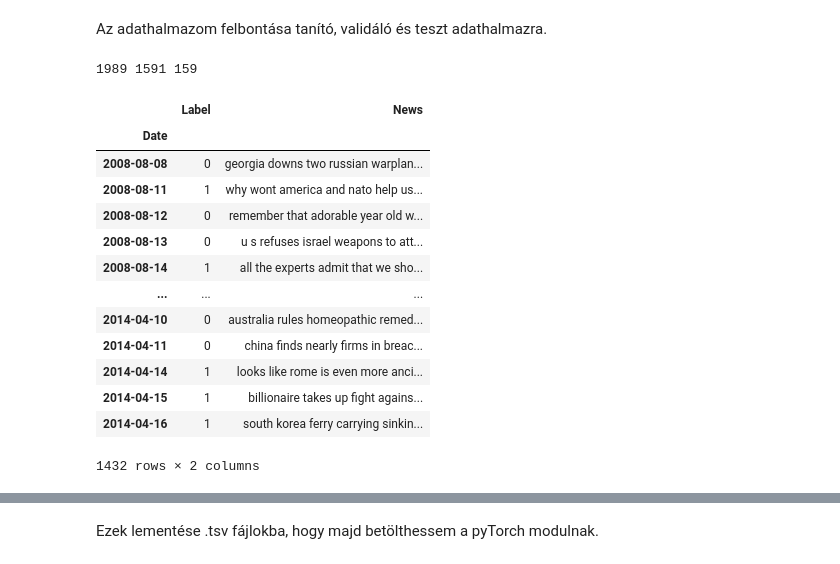
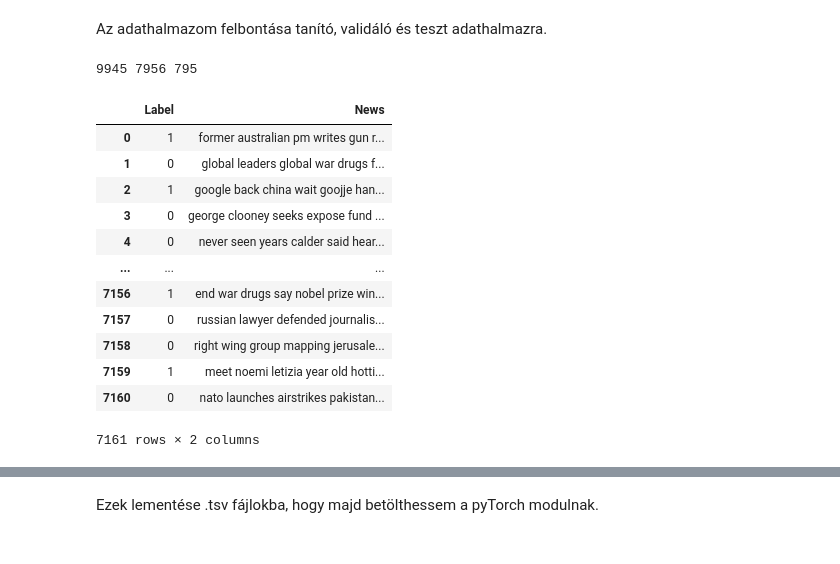
Before and after one commit to benceOlahEdu/StockMarketSentimentAnalysis, a Jupyter notebook: Baseline/Stock_news_feed_baseline.ipynb, the cells around one changed output, grey strips where cells are left out. Drawn from its saved outputs; the diff is of its cells as text; code cells hidden in the pictures.

```diff
--- a/Baseline/Stock_news_feed_baseline.ipynb
+++ b/Baseline/Stock_news_feed_baseline.ipynb
@@ -162,0 +187,20 @@ df_combined["News"][0]
+# %%
+news_sum = []
+label_sum = []
+
+# Get column names
+combined_column_names = []
+for col in df_combined.columns:
+  combined_column_names.append(col)
+
+print(combined_column_names)
+
+for i in range(len(df_combined)):
+  for j in range(ROWS):
+    news_sum.append(df_combined[combined_column_names[j + 1]][i])
+    label_sum.append(df_combined[combined_column_names[0]][i])
+
+df_sum_news_labels = pd.DataFrame(data = label_sum, index = None, columns = ["Label"])
+df_sum_news_labels["News"] = news_sum
+
+df_sum_news_labels
@@ -195,8 +254,8 @@ for i in range(len(temp_news)):
 for i in range(len(temp_news)):
     temp_news[i] = temp_news[i].lower()
 
-df_combined["News"] = temp_news
+df_sum_news_labels["News"] = temp_news
 
-df_combined
+df_sum_news_labels
 # %% [output]
 |  | Label | News |
@@ -221,0 +338,10 @@ df_combined["News"][0]
+# %%
+from sklearn.utils import shuffle
+SHUFFLE_CYCLE = 500
+
+for i in range(SHUFFLE_CYCLE):
+  df_sum_news_labels = shuffle(df_sum_news_labels)
+
+df_sum_news_labels.reset_index(inplace=True, drop=True)
+
+df_sum_news_labels
@@ -223,32 +363,31 @@ df_combined["News"][0]
 Az adathalmazom felbontása tanító, validáló és teszt adathalmazra.
 # %%
 # Create datasets
-news_string = (df_combined['News'].values).astype('U')
+news_string = (df_sum_news_labels['News'].values).astype('U')
 
-INPUT_SIZE = len(df_combined)
+INPUT_SIZE = len(df_sum_news_labels)
 # 80% train -> 8% valid, 72% train; 20% test
 TRAIN_SIZE = int(0.8 * INPUT_SIZE)
 VALID_SIZE = int(0.1 * TRAIN_SIZE)
 print(INPUT_SIZE, TRAIN_SIZE, VALID_SIZE)
 # %% [output]
-1989 1591 159
+9945 7956 795
 # %%
-train_dataset = df_combined[:TRAIN_SIZE - VALID_SIZE]
+train_dataset = df_sum_news_labels[:TRAIN_SIZE - VALID_SIZE]
 
 train_dataset
 # %% [output]
 |  | Label | News |
-| Date |  |  |
-| 2008-08-08 | 0 | georgia downs two russian warplan... |
-| 2008-08-11 | 1 | why wont america and nato help us... |
-| 2008-08-12 | 0 | remember that adorable year old w... |
-| 2008-08-13 | 0 | u s refuses israel weapons to att... |
-| 2008-08-14 | 1 | all the experts admit that we sho... |
+| 0 | 1 | former australian pm writes gun r... |
+| 1 | 0 | global leaders global war drugs f... |
+| 2 | 1 | google back china wait goojje han... |
+| 3 | 0 | george clooney seeks expose fund ... |
+| 4 | 0 | never seen years calder said hear... |
 | ... | ... | ... |
-| 2014-04-10 | 0 | australia rules homeopathic remed... |
-| 2014-04-11 | 0 | china finds nearly firms in breac... |
-| 2014-04-14 | 1 | looks like rome is even more anci... |
-| 2014-04-15 | 1 | billionaire takes up fight agains... |
-| 2014-04-16 | 1 | south korea ferry carrying sinkin... |
+| 7156 | 1 | end war drugs say nobel prize win... |
+| 7157 | 0 | russian lawyer defended journalis... |
+| 7158 | 0 | right wing group mapping jerusale... |
+| 7159 | 1 | meet noemi letizia year old hotti... |
+| 7160 | 0 | nato launches airstrikes pakistan... |
-1432 rows × 2 columns
+7161 rows × 2 columns
 # %%
```
Also changed, not shown: parts of 33 cells of this notebook, 5 other files.
